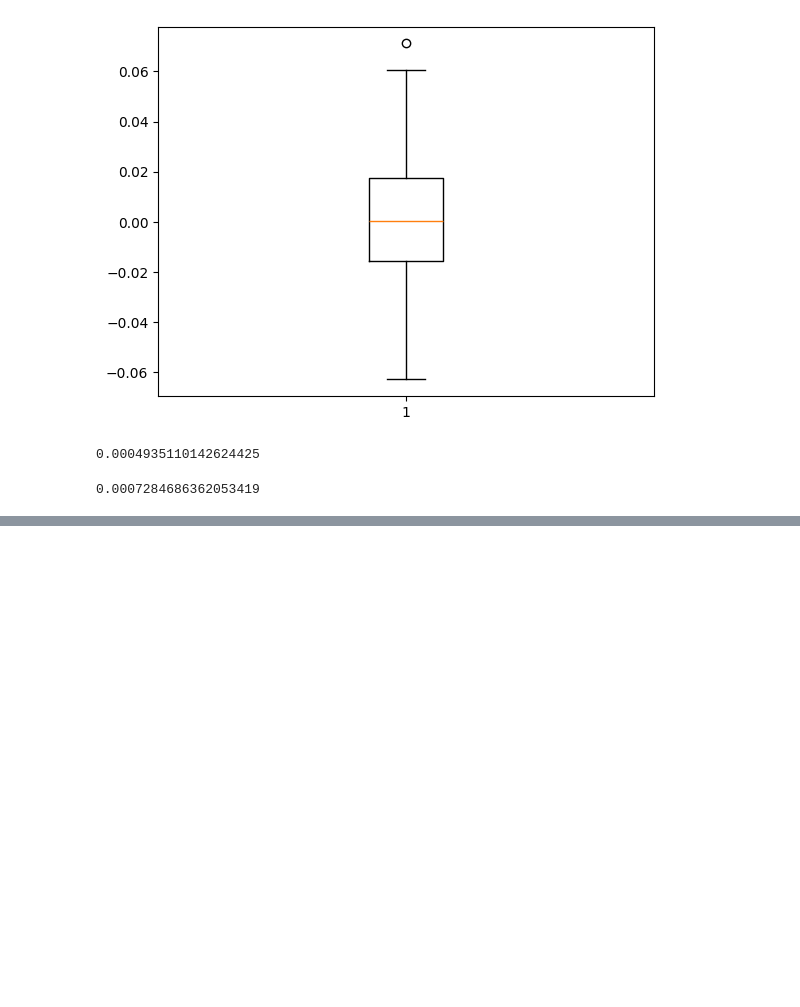
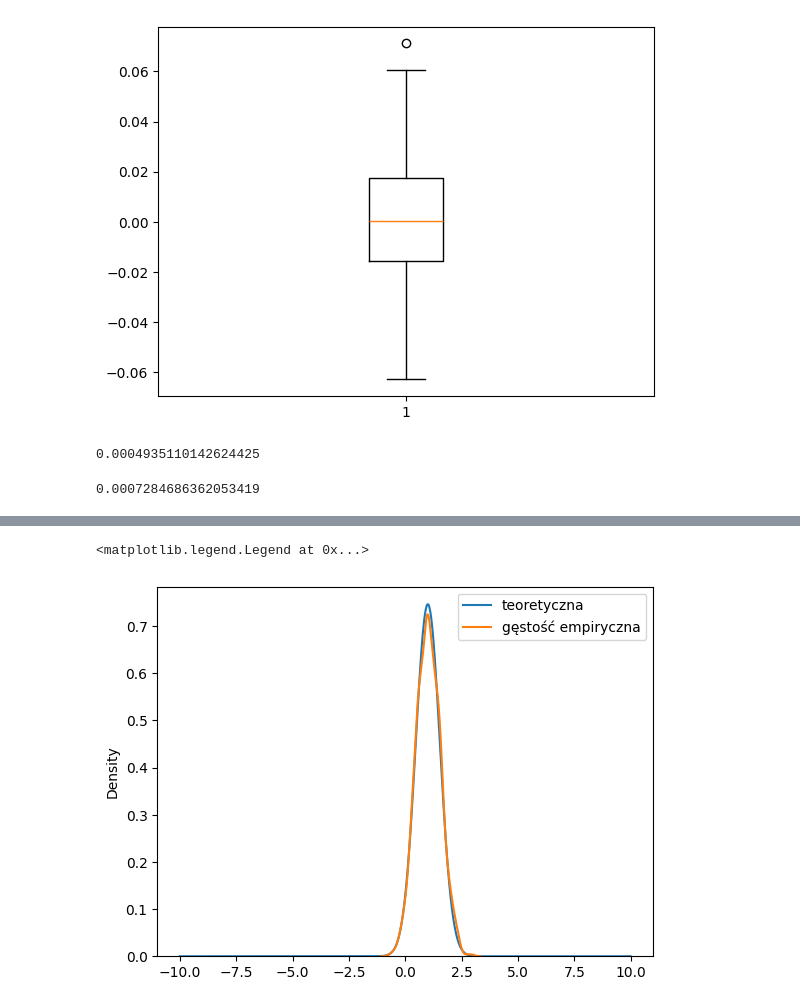
Before and after one commit to MariaNowacka/4-semestr, a Jupyter notebook: statystyka/lista4.ipynb, the cells around one changed output, grey strips where cells are left out. Cells and saved outputs as stored; diff of their text form; code cells hidden in the pictures; blank space fills up the shorter version.

```diff
--- a/statystyka/lista4.ipynb
+++ b/statystyka/lista4.ipynb
@@ -444,0 +484,8 @@ np.mean(e2s)
+# %%
+xs = np.linspace(-10,10,1000)
+plt.plot(xs, norm.pdf(xs, loc = mi, scale = np.sqrt(sigma2/7)), label = 'teoretyczna')
+sns.kdeplot(data = Ts1, label = 'gęstość empiryczna')
+plt.legend()
+# %% [output]
+<matplotlib.legend.Legend at 0x...>
+[figure, added]
```
Also changed, not shown: parts of 9 cells of this notebook.
